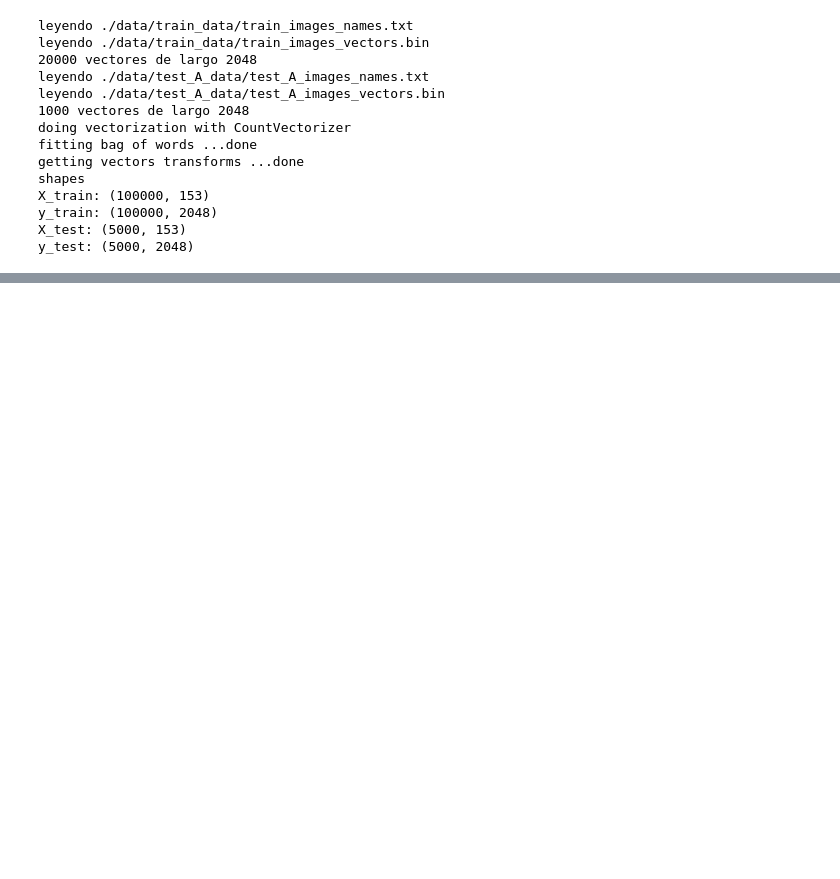
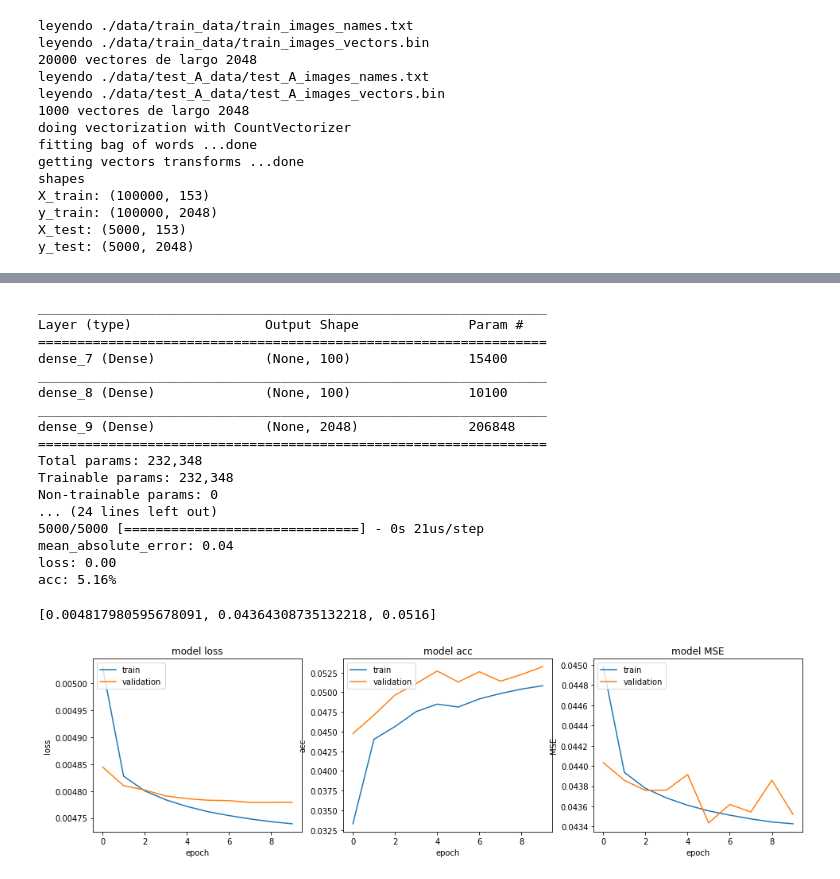
Before and after one commit to frmunozz/ImageSearch, a Jupyter notebook: Pruebas.ipynb, the cells around one changed output, grey strips where cells are left out. Cells and saved outputs as stored; diff of their text form; code cells hidden in the pictures; blank space fills up the shorter version.

```diff
--- a/Pruebas.ipynb
+++ b/Pruebas.ipynb
@@ -307,0 +410,30 @@ y=sc.fit_transform(y)
+# %%
+# esto se debiese usar simplemente asi: (ejemplo con un regresor pequeño)
+reg2 = Regressor(X_train.shape[1], y_train.shape[1], n_layers=2, layer_size=100)
+reg2.build()
+history2 = reg2.fit(X_train, y_train, epochs=10, validation_split=0.2, scale=True)
+plot_metrics(history2)
+# guardamos el modelo por seguridad
+reg2.save(model_file="model1_scaled")
+# y luego podemos evaluar este modelo en el dataset de test
+reg2.evaluate(X_test, y_test)
+# %% [output]
+_________________________________________________________________
+Layer (type)                 Output Shape              Param #
+=================================================================
+dense_7 (Dense)              (None, 100)               15400
+_________________________________________________________________
+dense_8 (Dense)              (None, 100)               10100
+_________________________________________________________________
+dense_9 (Dense)              (None, 2048)              206848
+=================================================================
+Total params: 232,348
+Trainable params: 232,348
+Non-trainable params: 0
+... (24 lines left out)
+5000/5000 [==============================] - 0s 21us/step
+mean_absolute_error: 0.04
+loss: 0.00
+acc: 5.16%
+[0.004817980595678091, 0.04364308735132218, 0.0516]
+[figure, added]
```
Also changed, not shown: parts of 20 cells of this notebook, 4 other files.
